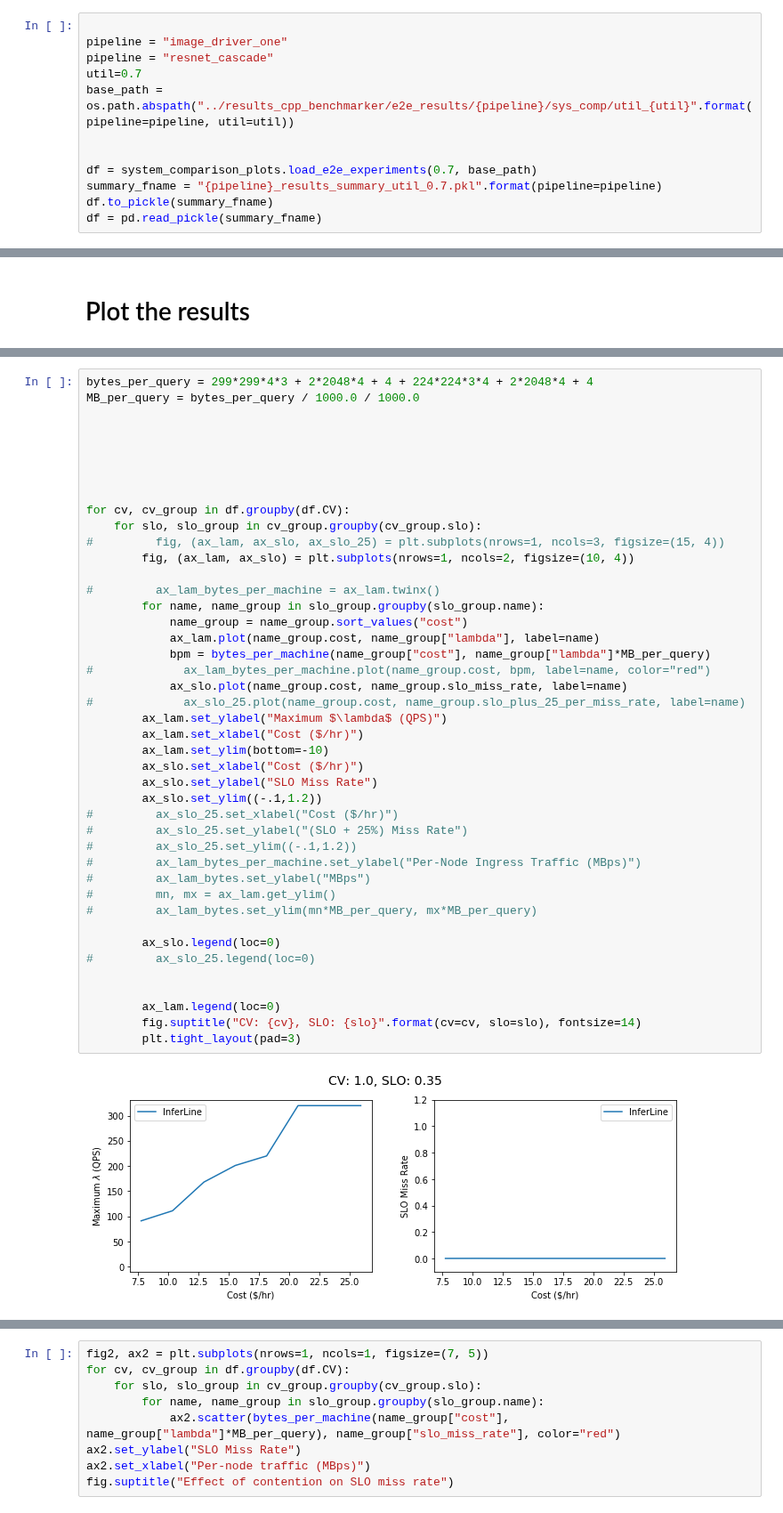
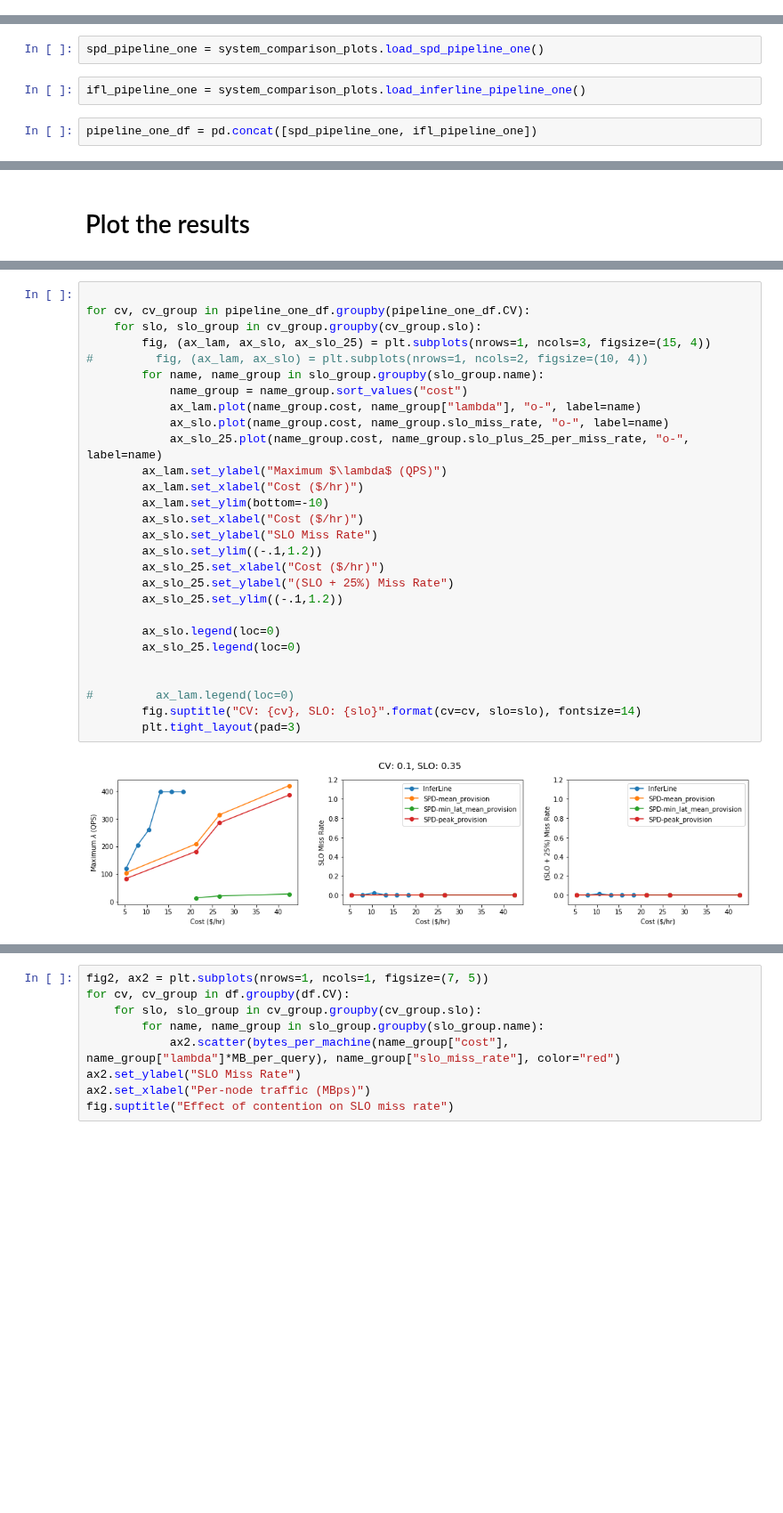
Before and after one commit to dcrankshaw/plots-model-comp-paper, a Jupyter notebook: plotting/system_comparison_plots_scratch.ipynb, the cells around one changed output, grey strips where cells are left out. Shown at 89% size. Drawn from its saved outputs; the diff is of its cells as text; blank space fills up the shorter version.

Commit message:
updated pipeline one sys comp plots

```diff
--- a/plotting/system_comparison_plots_scratch.ipynb
+++ b/plotting/system_comparison_plots_scratch.ipynb
@@ -19,12 +16,0 @@ import system_comparison_plots
-# %%
-
-pipeline = "image_driver_one"
-pipeline = "resnet_cascade"
-util=0.7
-base_path = os.path.abspath("../results_cpp_benchmarker/e2e_results/{pipeline}/sys_comp/util_{util}".format(pipeline=pipeline, util=util))
-
-
-df = system_comparison_plots.load_e2e_experiments(0.7, base_path)
-summary_fname = "{pipeline}_results_summary_util_0.7.pkl".format(pipeline=pipeline)
-df.to_pickle(summary_fname)
-df = pd.read_pickle(summary_fname)
@@ -32,0 +17,6 @@ df
+# %%
+spd_pipeline_one = system_comparison_plots.load_spd_pipeline_one()
+# %%
+ifl_pipeline_one = system_comparison_plots.load_inferline_pipeline_one()
+# %%
+pipeline_one_df = pd.concat([spd_pipeline_one, ifl_pipeline_one])
@@ -46,45 +46,30 @@ def bytes_per_machine(cost, bts):
 # %%
-bytes_per_query = 299*299*4*3 + 2*2048*4 + 4 + 224*224*3*4 + 2*2048*4 + 4
-MB_per_query = bytes_per_query / 1000.0 / 1000.0
 
-
-
-
-
-
-for cv, cv_group in df.groupby(df.CV):
+for cv, cv_group in pipeline_one_df.groupby(pipeline_one_df.CV):
     for slo, slo_group in cv_group.groupby(cv_group.slo):
-#         fig, (ax_lam, ax_slo, ax_slo_25) = plt.subplots(nrows=1, ncols=3, figsize=(15, 4))
-        fig, (ax_lam, ax_slo) = plt.subplots(nrows=1, ncols=2, figsize=(10, 4))
-
-#         ax_lam_bytes_per_machine = ax_lam.twinx()
+        fig, (ax_lam, ax_slo, ax_slo_25) = plt.subplots(nrows=1, ncols=3, figsize=(15, 4))
+#         fig, (ax_lam, ax_slo) = plt.subplots(nrows=1, ncols=2, figsize=(10, 4))
         for name, name_group in slo_group.groupby(slo_group.name):
             name_group = name_group.sort_values("cost")
-            ax_lam.plot(name_group.cost, name_group["lambda"], label=name)
-            bpm = bytes_per_machine(name_group["cost"], name_group["lambda"]*MB_per_query)
-#             ax_lam_bytes_per_machine.plot(name_group.cost, bpm, label=name, color="red")
-            ax_slo.plot(name_group.cost, name_group.slo_miss_rate, label=name)
-#             ax_slo_25.plot(name_group.cost, name_group.slo_plus_25_per_miss_rate, label=name)
+            ax_lam.plot(name_group.cost, name_group["lambda"], "o-", label=name)
+            ax_slo.plot(name_group.cost, name_group.slo_miss_rate, "o-", label=name)
+            ax_slo_25.plot(name_group.cost, name_group.slo_plus_25_per_miss_rate, "o-", label=name)
         ax_lam.set_ylabel("Maximum $\lambda$ (QPS)")
         ax_lam.set_xlabel("Cost ($/hr)")
         ax_lam.set_ylim(bottom=-10)
         ax_slo.set_xlabel("Cost ($/hr)")
         ax_slo.set_ylabel("SLO Miss Rate")
         ax_slo.set_ylim((-.1,1.2))
-#         ax_slo_25.set_xlabel("Cost ($/hr)")
-#         ax_slo_25.set_ylabel("(SLO + 25%) Miss Rate")
-#         ax_slo_25.set_ylim((-.1,1.2))
-#         ax_lam_bytes_per_machine.set_ylabel("Per-Node Ingress Traffic (MBps)")
-#         ax_lam_bytes.set_ylabel("MBps")
-#         mn, mx = ax_lam.get_ylim()
-#         ax_lam_bytes.set_ylim(mn*MB_per_query, mx*MB_per_query)
+        ax_slo_25.set_xlabel("Cost ($/hr)")
+        ax_slo_25.set_ylabel("(SLO + 25%) Miss Rate")
+        ax_slo_25.set_ylim((-.1,1.2))
 
         ax_slo.legend(loc=0)
-#         ax_slo_25.legend(loc=0)
+        ax_slo_25.legend(loc=0)
 
 
-        ax_lam.legend(loc=0)
+#         ax_lam.legend(loc=0)
         fig.suptitle("CV: {cv}, SLO: {slo}".format(cv=cv, slo=slo), fontsize=14)
         plt.tight_layout(pad=3)
 # %% [output]
-[figure, old version]
+[figure, new version]
```
Also changed, not shown: parts of 5 cells of this notebook, 3 other files.
